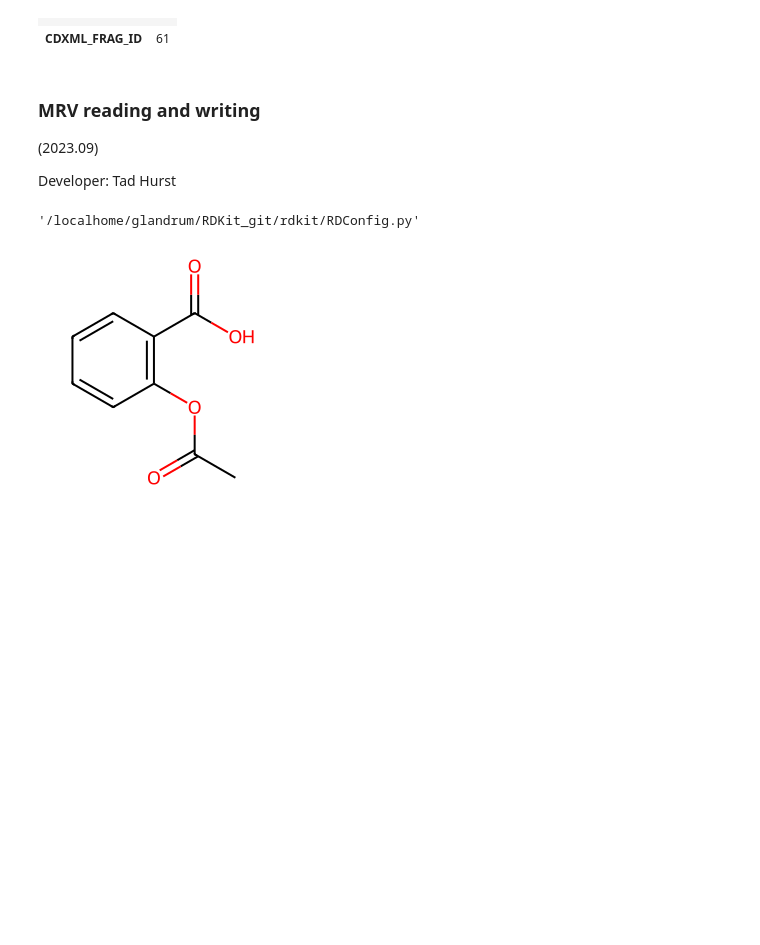
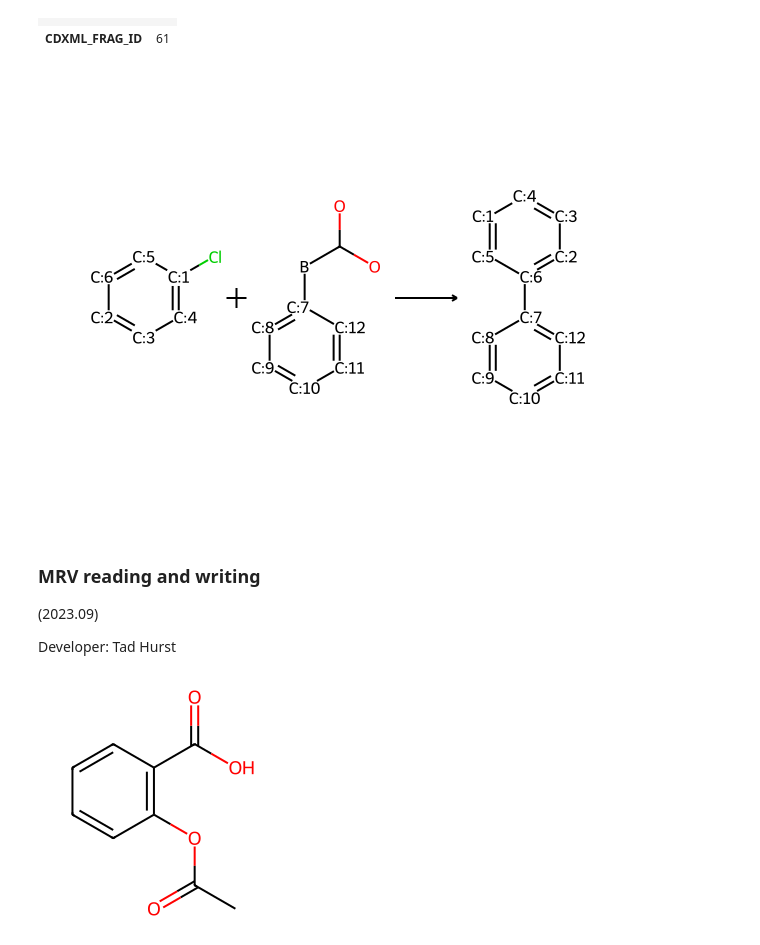
Before and after one commit to rdkit/UGM_2023, a Jupyter notebook: Notebooks/Landrum_WhatsNew.ipynb, the cells around one changed output. Saved outputs shown, nothing was run; the diff lists cells and outputs as text; code cells hidden in the pictures; blank space fills up the shorter version.

```diff
--- a/Notebooks/Landrum_WhatsNew.ipynb
+++ b/Notebooks/Landrum_WhatsNew.ipynb
@@ -365,15 +365,15 @@ mols[0]
 # %%
 from rdkit.Chem import rdChemReactions
 fn = os.path.join(RDConfig.RDBaseDir,'Code','GraphMol','test_data','CDXML','rxn2.cdxml')
+rxn = rdChemReactions.ReactionsFromCDXMLFile(fn)[0]
+rxn
+# %% [output]
+[figure, added]
 # %% [markdown]
 ### MRV reading and writing
 (2023.09)
 
 Developer: Tad Hurst
-# %%
-RDConfig.__file__
-# %% [output]
-'/localhome/glandrum/RDKit_git/rdkit/RDConfig.py'
 # %%
 from rdkit import RDConfig
 import os
```
Also changed, not shown: parts of 37 cells of this notebook.
